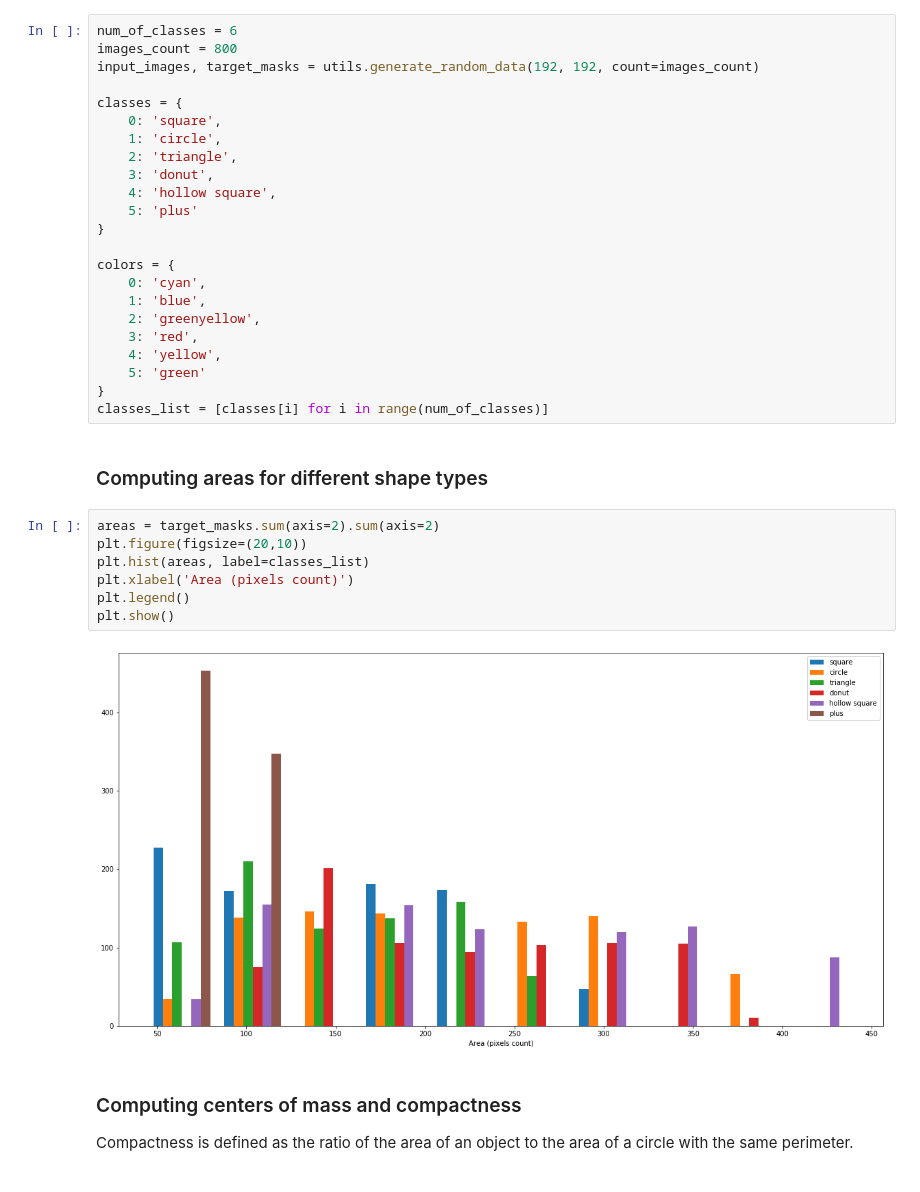
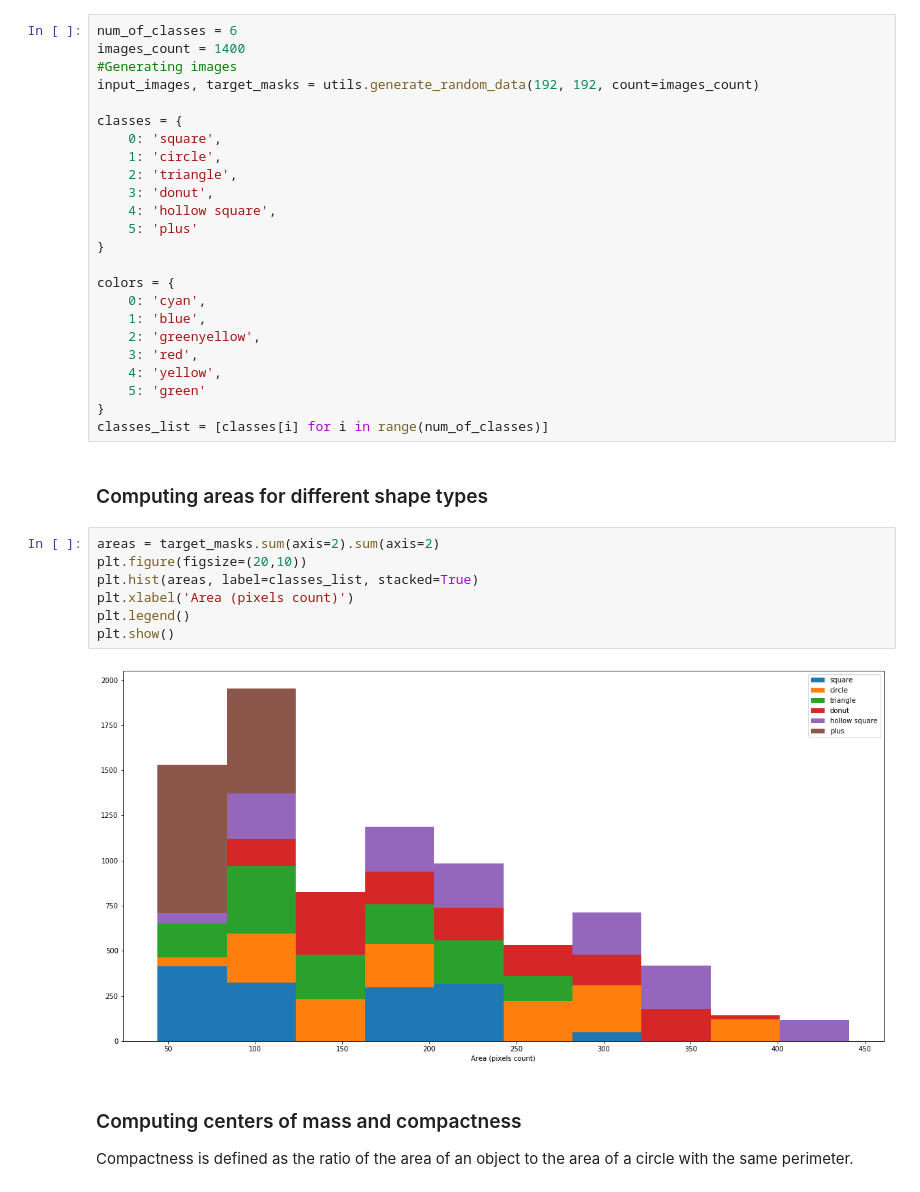
Before and after one commit to tuchkau/bostongene_test_task, a Jupyter notebook: Descriptive statistics.ipynb, the cells around one changed output. Saved outputs shown, nothing was run; the diff lists cells and outputs as text.

```diff
--- a/Descriptive statistics.ipynb
+++ b/Descriptive statistics.ipynb
@@ -9,7 +10,8 @@ from skimage import measure
 from math import pi
 # %%
 num_of_classes = 6
-images_count = 800
+images_count = 1400
+#Generating images
 input_images, target_masks = utils.generate_random_data(192, 192, count=images_count)
 
 classes = {
@@ -35,12 +37,12 @@ classes_list = [classes[i] for i in range(num_of_classes)]
 # %%
 areas = target_masks.sum(axis=2).sum(axis=2)
 plt.figure(figsize=(20,10))
-plt.hist(areas, label=classes_list)
+plt.hist(areas, label=classes_list, stacked=True)
 plt.xlabel('Area (pixels count)')
 plt.legend()
 plt.show()
 # %% [output]
-[figure, old version]
+[figure, new version]
 # %% [markdown]
 ### Computing centers of mass and compactness
 
```
Also changed, not shown: parts of 11 cells of this notebook, 1 other file.
